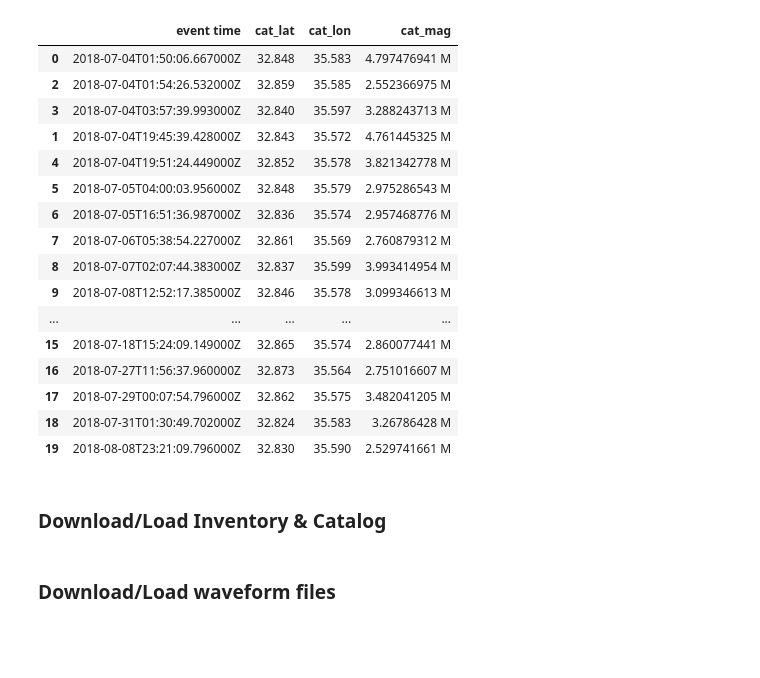
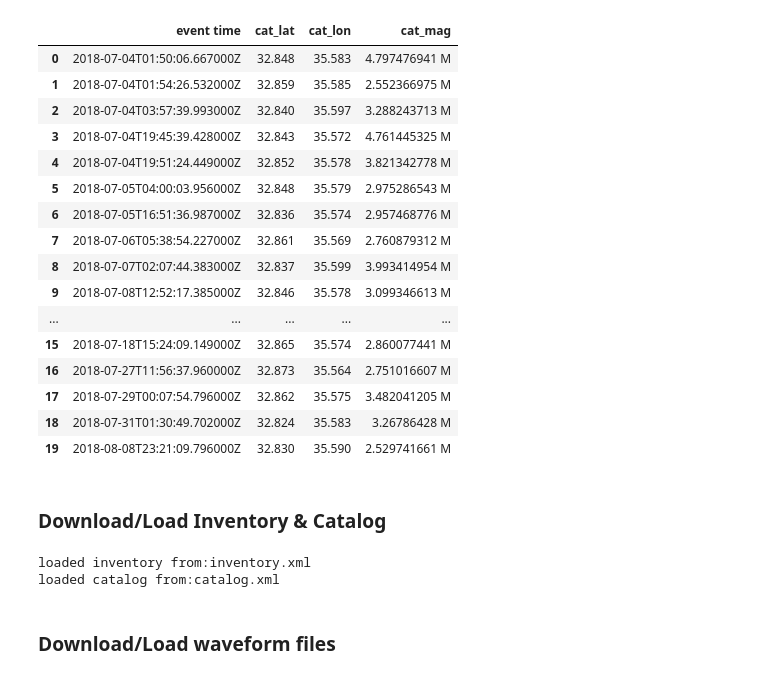
Before and after one commit to nivkeren/SeismoSpy, a Jupyter notebook: event_picker_locator.ipynb, the cells around one changed output. Saved outputs shown, nothing was run; the diff lists cells and outputs as text; code cells hidden in the pictures; blank space fills up the shorter version.

```diff
--- a/event_picker_locator.ipynb
+++ b/event_picker_locator.ipynb
@@ -47,16 +53,17 @@ waveforms_filtered = []
 # %%
 for idx, event in my_events.iterrows():
     cat_event = all_events.loc[event['event time']]
     my_events.loc[idx, "cat_lat"] = cat_event.lat
     my_events.loc[idx, "cat_lon"] = cat_event.lon
     my_events.loc[idx, "cat_mag"] = cat_event.magnitude
+my_events = my_events.reset_index(drop=True)
 my_events
 # %% [output]
 |  | event time | cat_lat | cat_lon | cat_mag |
 | 0 | 2018-07-04T01:50:06.667000Z | 32.848 | 35.583 | 4.797476941 M |
-| 2 | 2018-07-04T01:54:26.532000Z | 32.859 | 35.585 | 2.552366975 M |
-| 3 | 2018-07-04T03:57:39.993000Z | 32.840 | 35.597 | 3.288243713 M |
-| 1 | 2018-07-04T19:45:39.428000Z | 32.843 | 35.572 | 4.761445325 M |
+| 1 | 2018-07-04T01:54:26.532000Z | 32.859 | 35.585 | 2.552366975 M |
+| 2 | 2018-07-04T03:57:39.993000Z | 32.840 | 35.597 | 3.288243713 M |
+| 3 | 2018-07-04T19:45:39.428000Z | 32.843 | 35.572 | 4.761445325 M |
 | 4 | 2018-07-04T19:51:24.449000Z | 32.852 | 35.578 | 3.821342778 M |
 | 5 | 2018-07-05T04:00:03.956000Z | 32.848 | 35.579 | 2.975286543 M |
 | 6 | 2018-07-05T16:51:36.987000Z | 32.836 | 35.574 | 2.957468776 M |
@@ -76,7 +83,12 @@ if DOWNLOAD_INV_CAT:
     inv, catalog = download_inv_cat(client, my_events["event time"], NETWORKS, STATIONS, CHANNELS, LAT, LON, MAX_RAD, MIN_MAG)
 else:
     inv = obspy.read_inventory(INV_PATH, format="STATIONXML")
+    print(f"loaded inventory from:{INV_PATH}")
     catalog = obspy.read_events(CATALOG_PATH, format="QUAKEML")
+    print(f"loaded catalog from:{CATALOG_PATH}")
+# %% [output]
+loaded inventory from:inventory.xml
+loaded catalog from:catalog.xml
 # %% [markdown]
 ### **Download/Load waveform files**
 # %%
```
Also changed, not shown: parts of 16 cells of this notebook, 21 other files.
